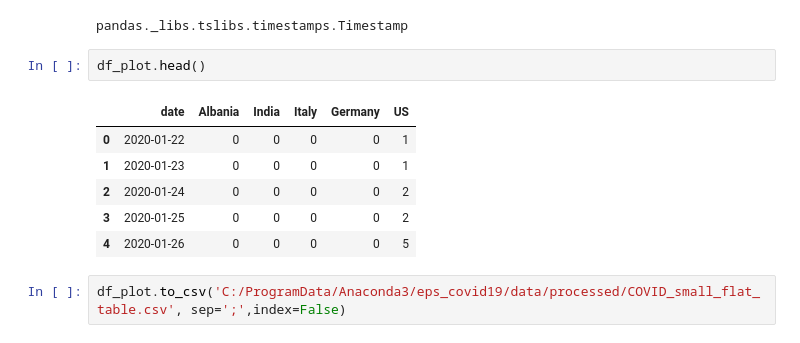
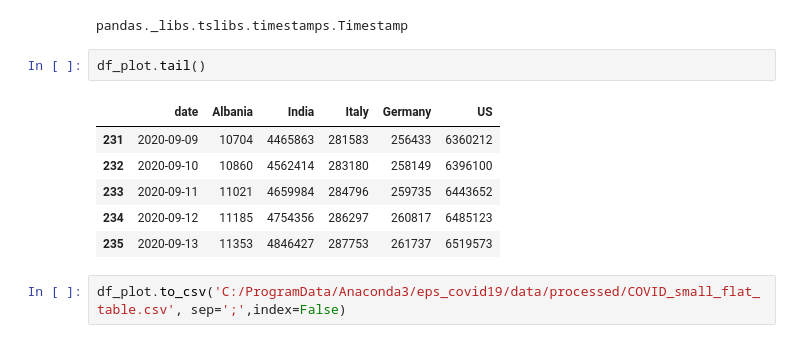
Before and after one commit to SantoshUpadhye/Enterprise_Data_Science_COVID-19, a Jupyter notebook: notebooks/Data_Preparation-V1.0.ipynb, the cells around one changed output. Drawn from its saved outputs; the diff is of its cells as text.

```diff
--- a/notebooks/Data_Preparation-V1.0.ipynb
+++ b/notebooks/Data_Preparation-V1.0.ipynb
@@ -137,14 +117,14 @@ type(df_plot['date'][0])
 # %% [output]
 pandas._libs.tslibs.timestamps.Timestamp
 # %%
-df_plot.head()
+df_plot.tail()
 # %% [output]
 |  | date | Albania | India | Italy | Germany | US |
-| 0 | 2020-01-22 | 0 | 0 | 0 | 0 | 1 |
-| 1 | 2020-01-23 | 0 | 0 | 0 | 0 | 1 |
-| 2 | 2020-01-24 | 0 | 0 | 0 | 0 | 2 |
-| 3 | 2020-01-25 | 0 | 0 | 0 | 0 | 2 |
-| 4 | 2020-01-26 | 0 | 0 | 0 | 0 | 5 |
+| 231 | 2020-09-09 | 10704 | 4465863 | 281583 | 256433 | 6360212 |
+| 232 | 2020-09-10 | 10860 | 4562414 | 283180 | 258149 | 6396100 |
+| 233 | 2020-09-11 | 11021 | 4659984 | 284796 | 259735 | 6443652 |
+| 234 | 2020-09-12 | 11185 | 4754356 | 286297 | 260817 | 6485123 |
+| 235 | 2020-09-13 | 11353 | 4846427 | 287753 | 261737 | 6519573 |
 # %%
 df_plot.to_csv('C:/ProgramData/Anaconda3/eps_covid19/data/processed/COVID_small_flat_table.csv', sep=';',index=False)
 # %% [markdown]
```
Also changed, not shown: parts of 21 cells of this notebook, 1 other file.
